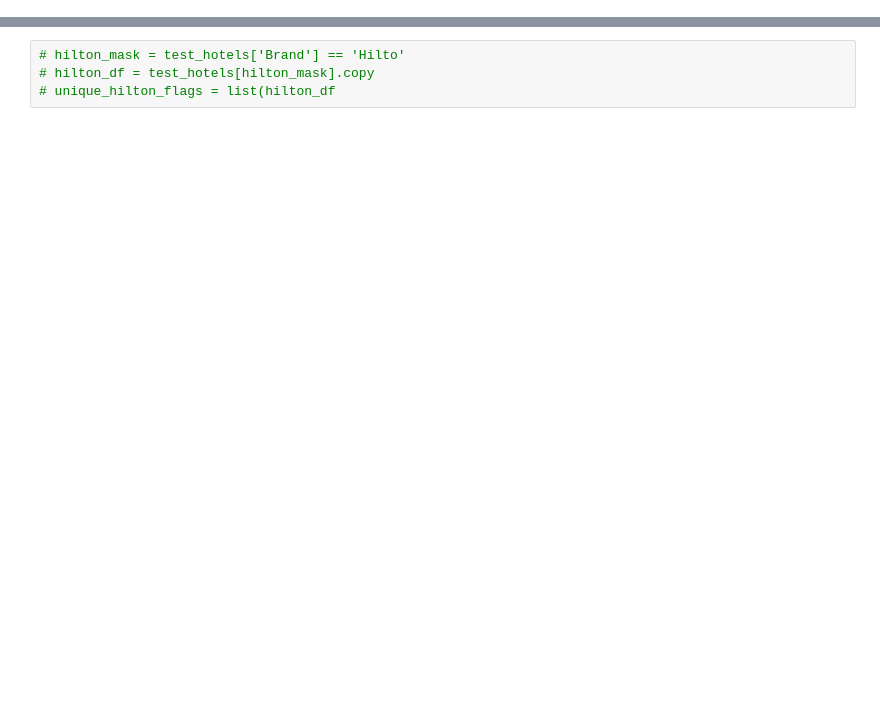
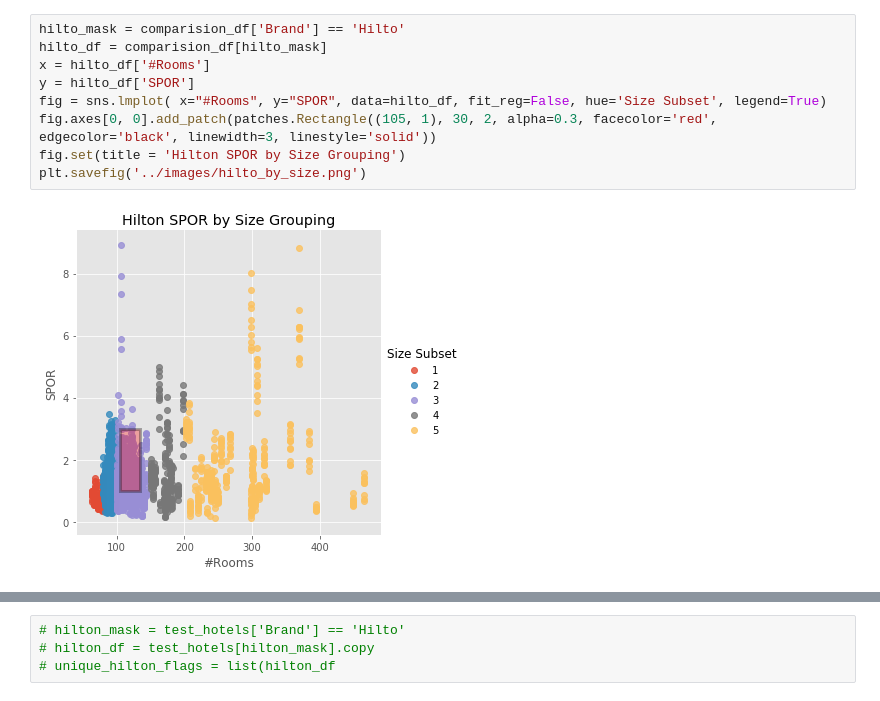
Before and after one commit to allisonhenge/Impulse-Spending, a Jupyter notebook: notebooks/capstone3.ipynb, the cells around one changed output, grey strips where cells are left out. Saved outputs shown, nothing was run; the diff lists cells and outputs as text; blank space fills up the shorter version.

```diff
--- a/notebooks/capstone3.ipynb
+++ b/notebooks/capstone3.ipynb
@@ -59 +76,12 @@ Property Name Property Code Brand  #Rooms  \
+# %%
+hilto_mask = comparision_df['Brand'] == 'Hilto'
+hilto_df = comparision_df[hilto_mask]
+x = hilto_df['#Rooms']
+y = hilto_df['SPOR']
+fig = sns.lmplot( x="#Rooms", y="SPOR", data=hilto_df, fit_reg=False, hue='Size Subset', legend=True)
+fig.axes[0, 0].add_patch(patches.Rectangle((105, 1), 30, 2, alpha=0.3, facecolor='red', edgecolor='black', linewidth=3, linestyle='solid'))
+fig.set(title = 'Hilton SPOR by Size Grouping')
+plt.savefig('../images/hilto_by_size.png')
+# %% [output]
+[figure, added]
 # %%
```
Also changed, not shown: parts of 8 cells of this notebook, 37 other files.
